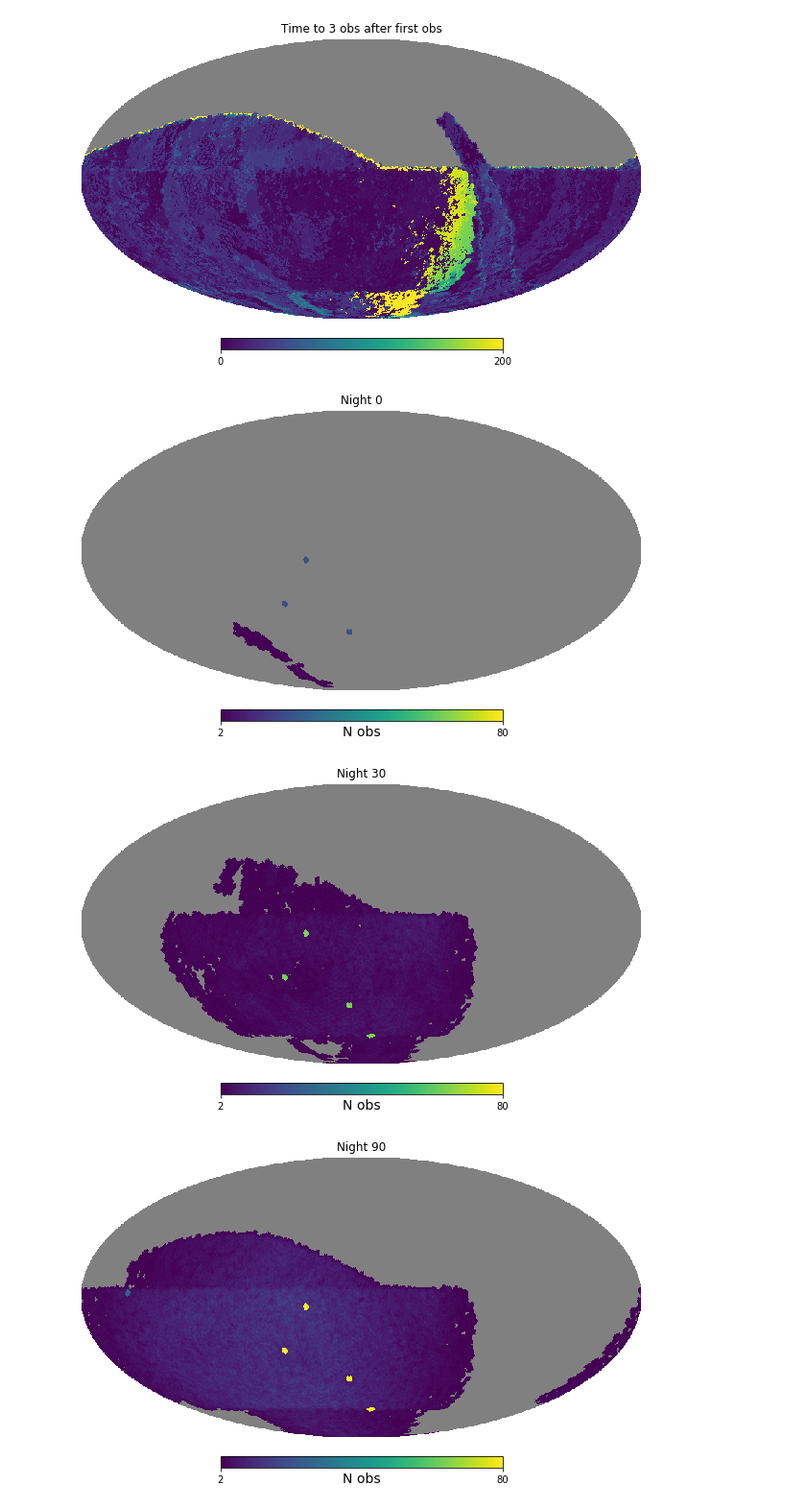
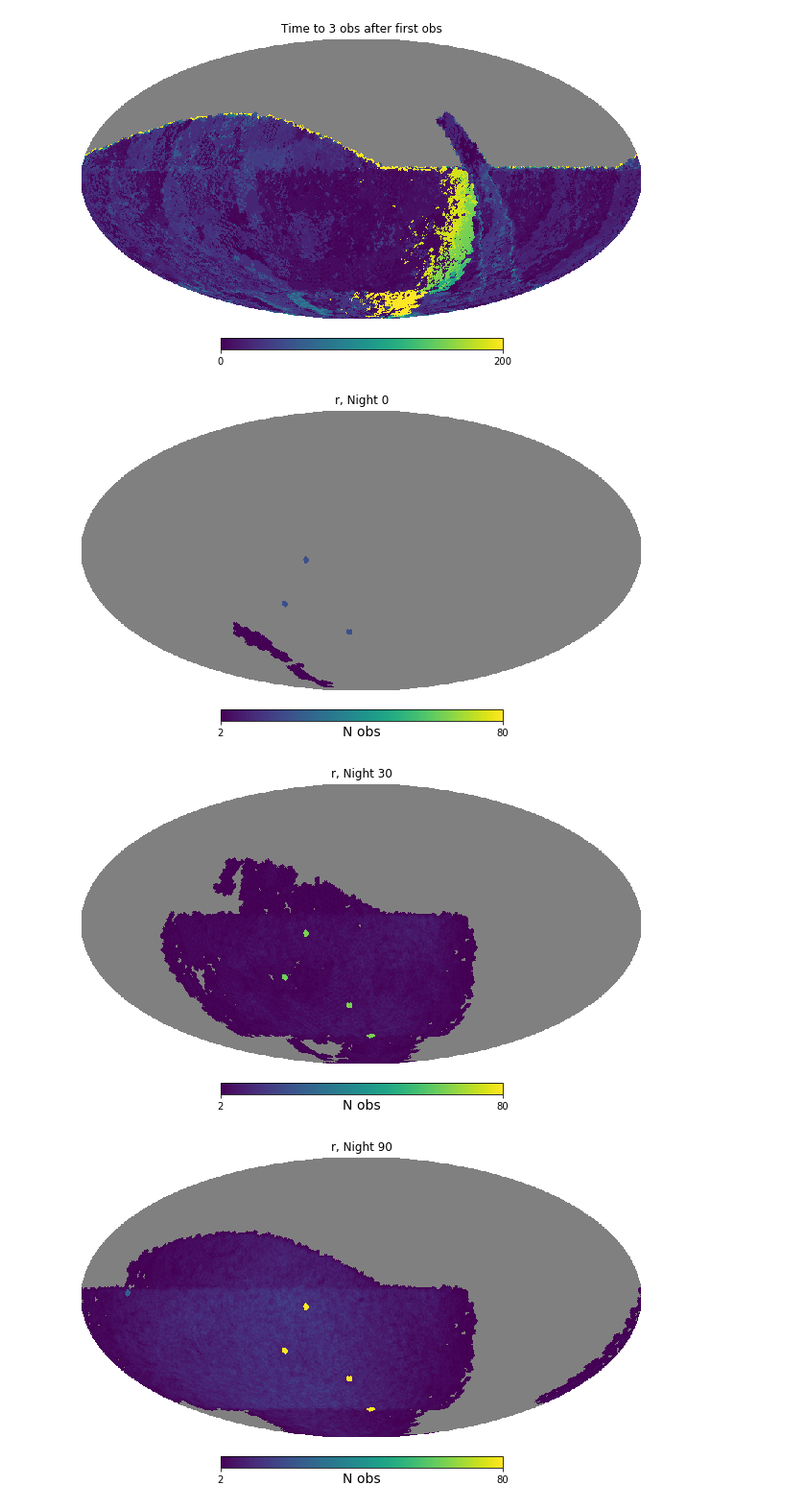
Before and after one commit to yoachim/19_Scratch, a Jupyter notebook: pst_plots/obs_buildup.ipynb, the cells around one changed output. Shown at 96% size. Cells and saved outputs as stored; diff of their text form; code cells hidden in the pictures.

```diff
--- a/pst_plots/obs_buildup.ipynb
+++ b/pst_plots/obs_buildup.ipynb
@@ -18,13 +18,14 @@ resultsDb = db.ResultsDb(outDir=outDir)
 plotFuncs = [plots.TwoDMap()]
 # %%
 # Set metric to compute accumulated coadded depth per day for 10 years
+filtername = 'r'
 day_max = np.round(365.25*2)
 bins = np.arange(day_max)
 metric = metrics.AccumulateCountMetric(bins=bins)
 slicer = slicers.HealpixSlicer(nside=nside)
 plotDict = {'xlabel': 'Night (days)', 'cbarTitle': 'N obs', 'colorMax': 75}
 # only use i-band
-sql='filter = "r" and night < %i' % day_max
+sql='filter = "%s" and night < %i' % (filtername, day_max)
 bundle = metricBundles.MetricBundle(
     metric,slicer,sql, plotDict=plotDict, plotFuncs=plotFuncs)
 group = metricBundles.MetricBundleGroup(
@@ -99,9 +100,9 @@ hp.mollview(diff, title = 'Time to %i obs after first obs' % n_val, max=200)
 # %%
 # Can plot movie frames and combine by plotting slices. Could do a log stretch if you want to watch
 # the DDFs build up.
 for i in [0,30,90,-1]:
-    hp.mollview(bundle.metricValues[:,i], max=80, unit='N obs', title='Night %i' % bins[i])
+    hp.mollview(bundle.metricValues[:,i], max=80, unit='N obs', title='%s, Night %i' % (filtername, bins[i]))
 # %% [output]
-[figure, old version]
+[figure, new version]
-[figure, old version]
+[figure, new version]
-[figure, old version]
+[figure, new version]
```
Also changed, not shown: parts of 4 cells of this notebook, 1 other file.
